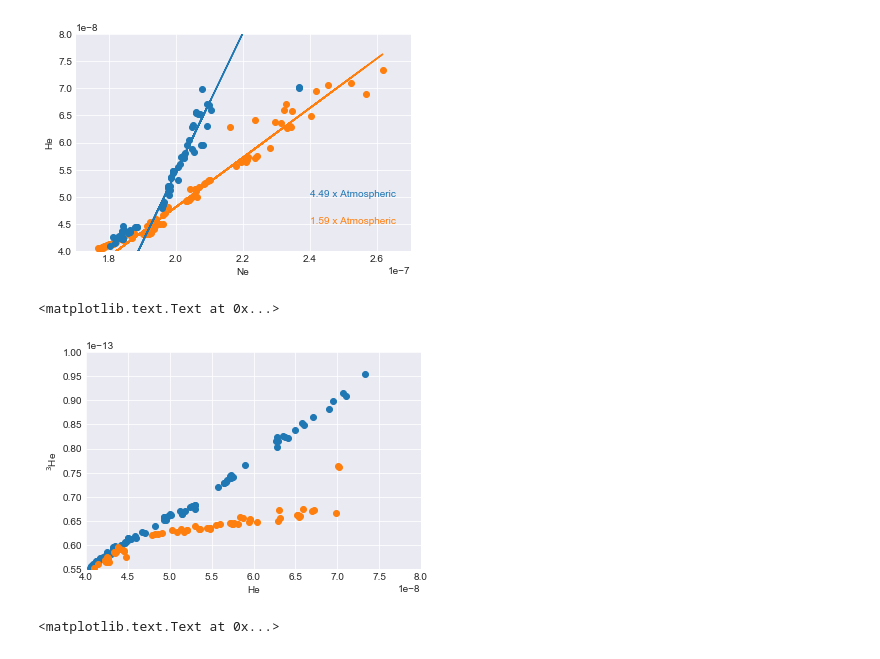
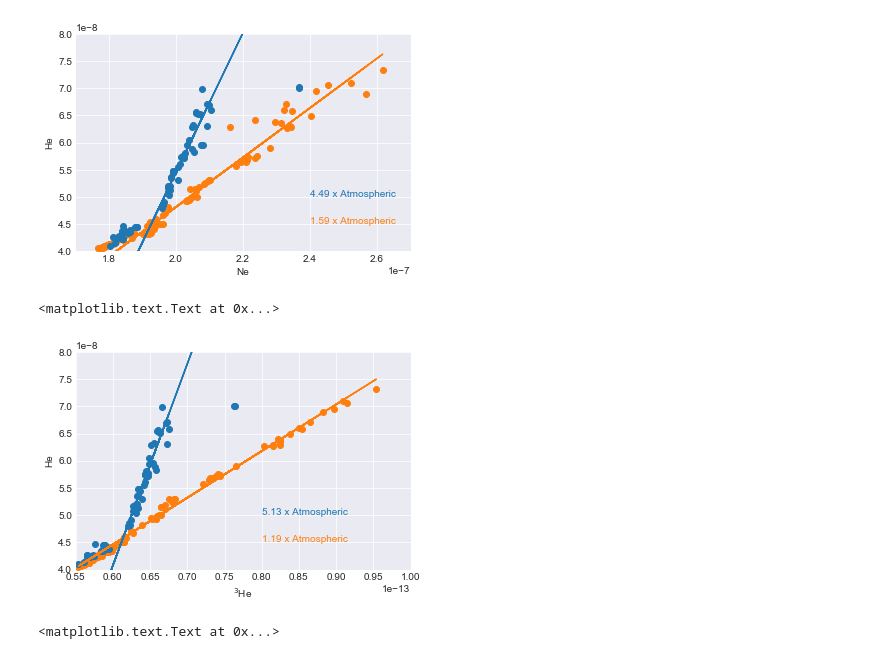
Before and after one commit to nlbeaird/NG_compare, a Jupyter notebook: NG_compare.ipynb, the cells around one changed output. Saved outputs shown, nothing was run; the diff lists cells and outputs as text; code cells hidden in the pictures.

```diff
--- a/NG_compare.ipynb
+++ b/NG_compare.ipynb
@@ -118,17 +120,38 @@ plt.ylabel('He')
 # %% [output]
 <matplotlib.text.Text at 0x...>
 [figure]
-# %%
-plt.scatter(SERMdata.CHe, SERMdata.C3He)
-plt.scatter(WGdata.CHe, WGdata.C3He)
-plt.ylim([5.5e-14, 10e-14])
-plt.xlim([4e-8, 8e-8])
-
-plt.xlabel('He')
-plt.ylabel('$^3$He')
-# %% [output]
-<matplotlib.text.Text at 0x...>
-[figure, removed]
+# %%
+
+Smodel = LinearRegression(fit_intercept=True)
+Smodel.fit(SERMdata.C3He[ SERMdata.CNe > 1.9e-7, np.newaxis], SERMdata.CHe[ SERMdata.CNe > 1.9e-7])
+Syfit = Smodel.predict(SERMdata.C3He[:, np.newaxis])
+
+
+Amodel = LinearRegression(fit_intercept=True)
+Amodel.fit(WGdata.C3He[ (WGdata.CNe > 1.9e-7) & (WGdata.CNe < 2.2e-7), np.newaxis], WGdata.CHe[(WGdata.CNe > 1.9e-7) & (WGdata.CNe < 2.2e-7)])
+Ayfit = Amodel.predict(WGdata.C3He[:, np.newaxis])
+
+ATM_mult_ata = Amodel.coef_/(1/1.384e-6)
+ATM_mult_serm = Smodel.coef_/(1/1.384e-6)
+
+fig = plt.figure()
+ax = fig.add_subplot(111)
+
+plt.scatter( SERMdata.C3He, SERMdata.CHe, color='tab:orange')
+plt.plot(SERMdata.C3He, Syfit, color='tab:orange')
+plt.scatter(WGdata.C3He, WGdata.CHe, color='tab:blue' )
+plt.plot(WGdata.C3He, Ayfit, color='tab:blue')
+plt.xlim([5.5e-14, 10e-14])
+plt.ylim([4e-8, 8e-8])
+
+ax.text(0.80e-13, 5.0e-8,'%.2f x Atmospheric' % ATM_mult_ata, color='tab:blue')
+ax.text(0.80e-13, 4.5e-8,'%.2f x Atmospheric' % ATM_mult_serm, color='tab:orange')
+
+plt.ylabel('He')
+plt.xlabel('$^3$He')
+# %% [output]
+<matplotlib.text.Text at 0x...>
+[figure, added]
 # %%
 plt.scatter(SERMdata.CNe, SERMdata.C3He)
 plt.scatter(WGdata.CNe, WGdata.C3He)
```
Also changed, not shown: parts of 1 cell of this notebook.
